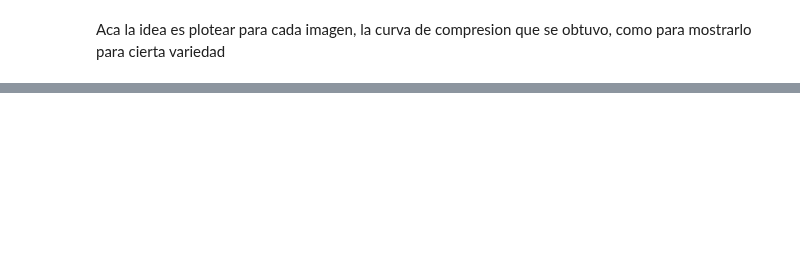
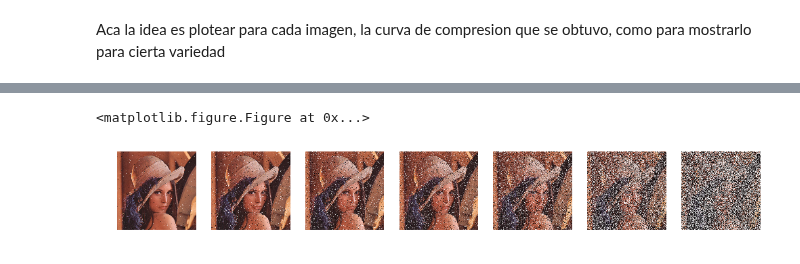
Before and after one commit to npazosmendez/jpeg, a Jupyter notebook: experimentando.ipynb, the cells around one changed output, grey strips where cells are left out. Saved outputs shown, nothing was run; the diff lists cells and outputs as text; code cells hidden in the pictures; blank space fills up the shorter version.

```diff
--- a/experimentando.ipynb
+++ b/experimentando.ipynb
@@ -26,7 +26,7 @@ def img_matrix_show(mat_img, fg = (10,10)):
                 plt.imshow(mat_img[i][j])
             else:
                 plt.subplot(cols, rows, cols*i+(j+1))
-                plt.imshow(mat_img[j])
+                plt.imshow(mat_img[i])
             plt.axis('off')
     plt.show()
 # %%
@@ -133,0 +121,11 @@ plt.show()
+# %%
+# defines del experimento
+probs = [.01,.05,.1, .125,.25, .5, .75]
+Q_factors = np.arange(1,99,5)
+def get_noise_function(p): return lambda arg: ruido.pep_salt_noise(arg,p)
+noise_functions = [get_noise_function(p) for p in probs]
+# imagenes originales
+img_matrix_show([nf(img) for nf in noise_functions], fg=(17,10))
+# %% [output]
+<matplotlib.figure.Figure at 0x...>
+[figure, added]
```
Also changed, not shown: parts of 9 cells of this notebook.
